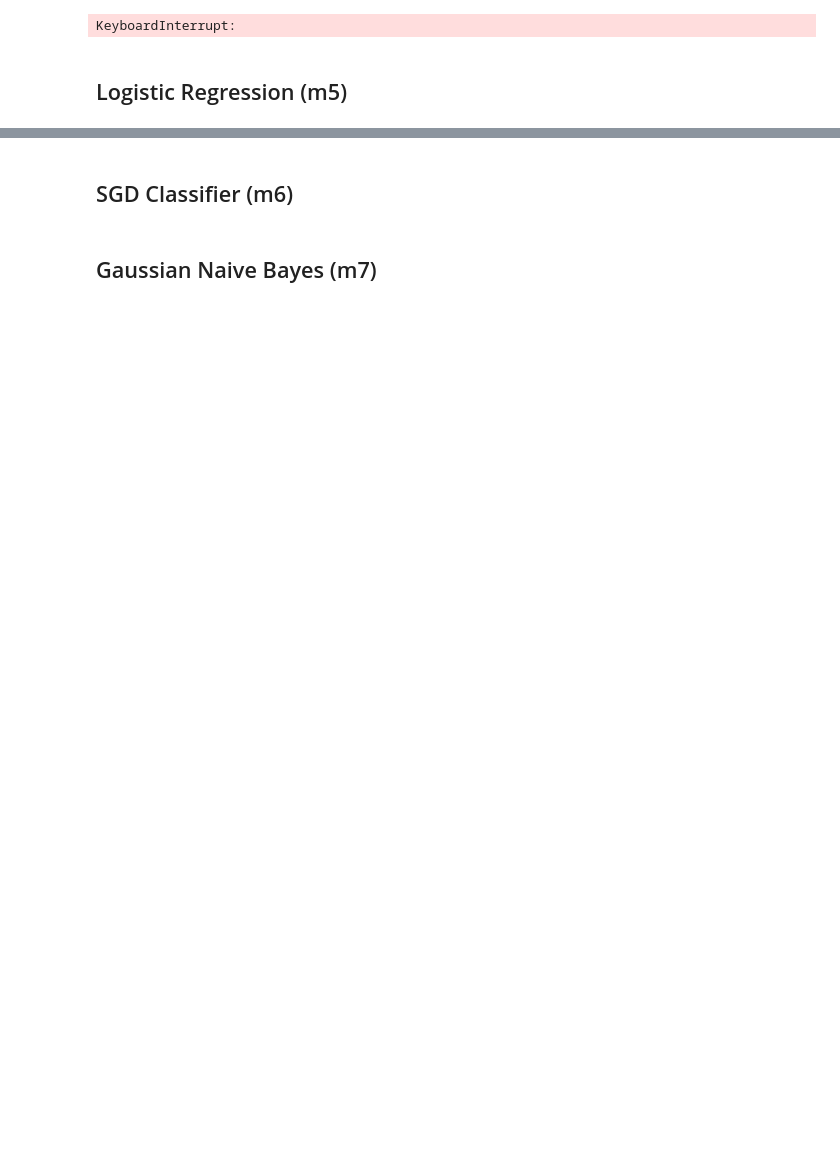
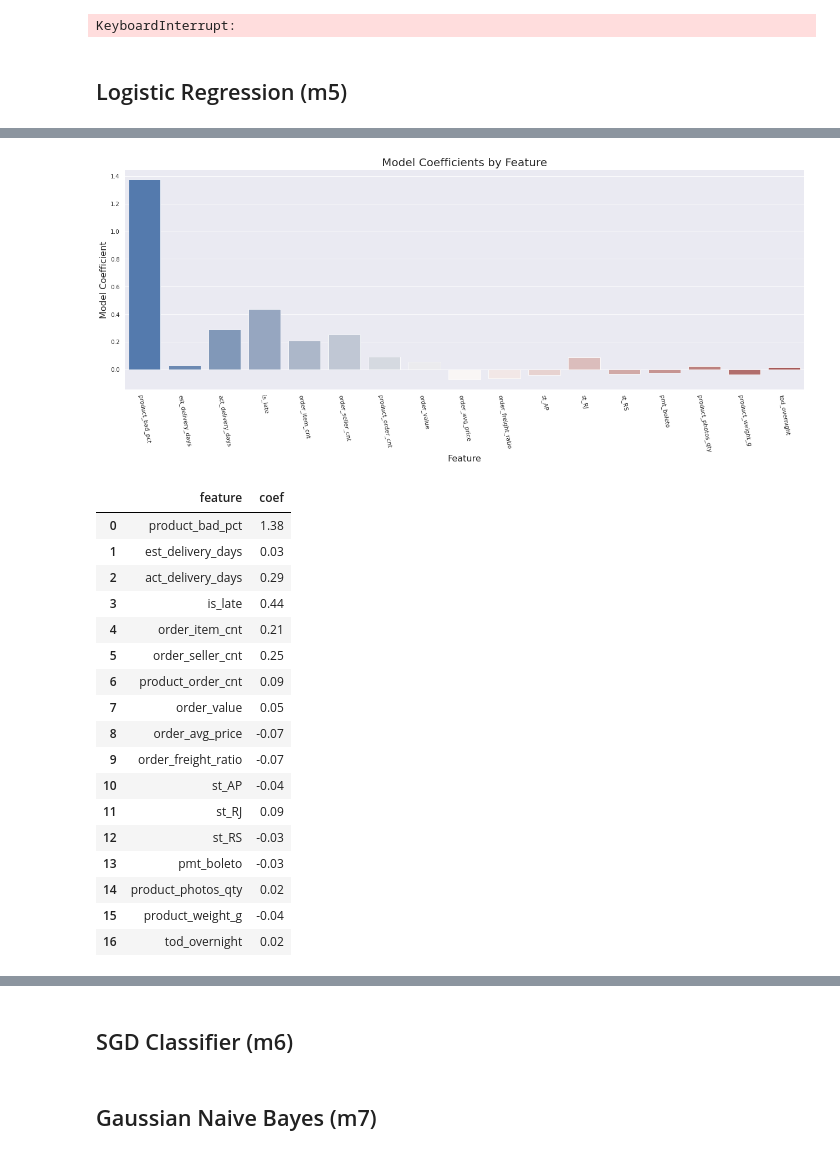
Before and after one commit to cutterback/p05-olist-customer-rating-prediction, a Jupyter notebook: Olist_Customer_Rating_Model.ipynb, the cells around one changed output, grey strips where cells are left out. Cells and saved outputs as stored; diff of their text form; code cells hidden in the pictures; blank space fills up the shorter version.

```diff
--- a/Olist_Customer_Rating_Model.ipynb
+++ b/Olist_Customer_Rating_Model.ipynb
@@ -1602,0 +1639,23 @@ plot_pr_vs_dt(p5, r5, thresholds5, 'Logistic Regression')
+# %%
+# plot Random Forest feature importance for best estimator
+feature_importance(best_model_lr, X_train_scaled_m5)
+# %% [output]
+[figure, added]
+|  | feature | coef |
+| 0 | product_bad_pct | 1.38 |
+| 1 | est_delivery_days | 0.03 |
+| 2 | act_delivery_days | 0.29 |
+| 3 | is_late | 0.44 |
+| 4 | order_item_cnt | 0.21 |
+| 5 | order_seller_cnt | 0.25 |
+| 6 | product_order_cnt | 0.09 |
+| 7 | order_value | 0.05 |
+| 8 | order_avg_price | -0.07 |
+| 9 | order_freight_ratio | -0.07 |
+| 10 | st_AP | -0.04 |
+| 11 | st_RJ | 0.09 |
+| 12 | st_RS | -0.03 |
+| 13 | pmt_boleto | -0.03 |
+| 14 | product_photos_qty | 0.02 |
+| 15 | product_weight_g | -0.04 |
+| 16 | tod_overnight | 0.02 |
```
Also changed, not shown: parts of 20 cells of this notebook.
